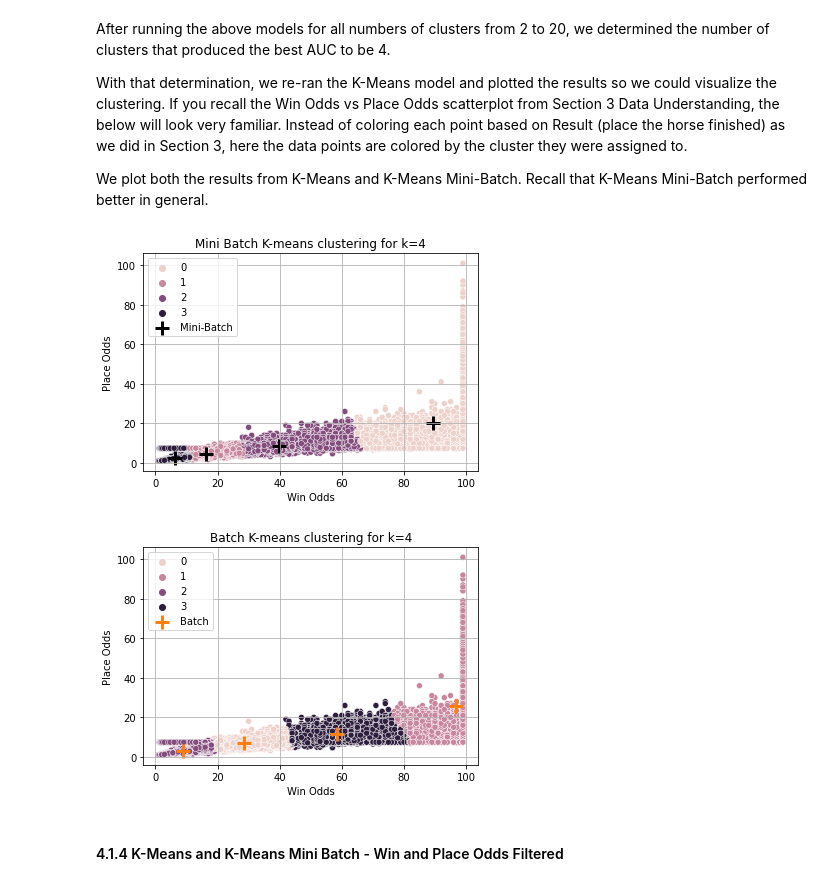
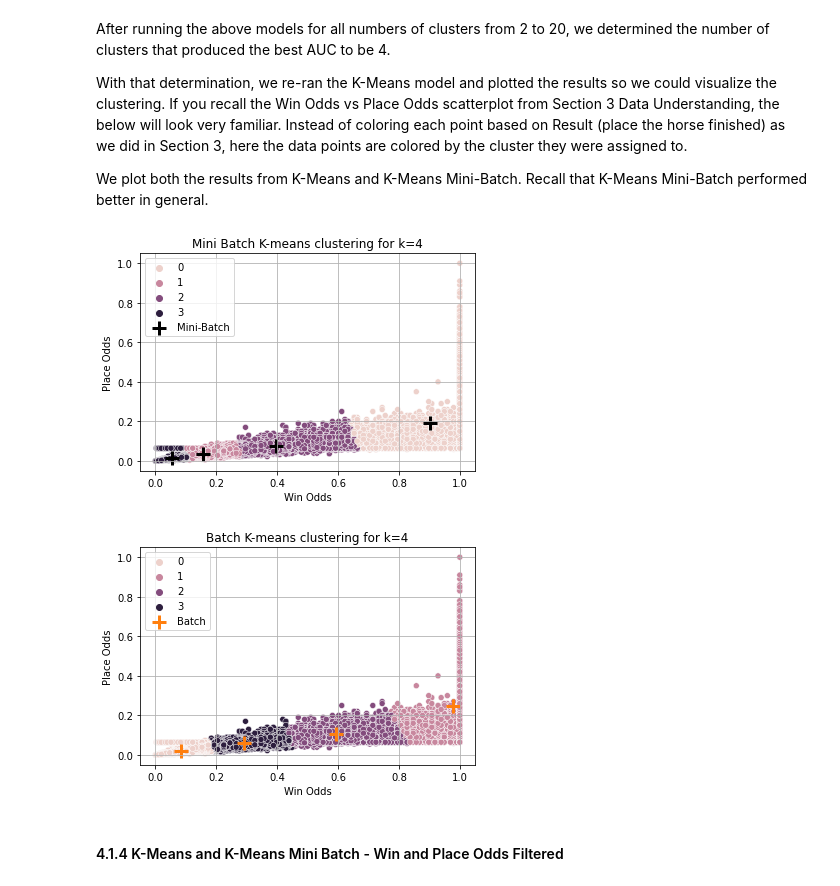
Before and after one commit to C-Stewart-GH/Hong_Kong_Horse_Racing_Project, a Jupyter notebook: Project3/Lab 3 Group Book Chris.ipynb, the cells around one changed output. Saved outputs shown, nothing was run; the diff lists cells and outputs as text; code cells hidden in the pictures.

```diff
--- a/Project3/Lab 3 Group Book Chris.ipynb
+++ b/Project3/Lab 3 Group Book Chris.ipynb
@@ -227,5 +230,8 @@ Since we elected to use AUC as our primary metric, the model with the highest AU
 # %%
 X_train,X_test,Y_train,Y_test = train_test_split(runs_data,runs_target,test_size=0.20,random_state=0)
+mmscl_obj = MinMaxScaler()
+X_train = mmscl_obj.fit_transform(X_train,y = None)
+X_test = mmscl_obj.transform(X_test)
 # %% [markdown]
 #### 4.1.1 KMeans Full - all features
 # %%
@@ -300,8 +304,8 @@ From the data exploration we performed in Section 3 of this report as well as pr
 
 For this K-means model, we ran with only those predictors included in the training data to visualize the clustering and compare the performance to the previous models.
 # %%
-win_place_train=X_train.iloc[:,[6,7]] # Create an array with win odds, place odds
-win_place_test=X_test.iloc[:,[6,7]]
+win_place_train=X_train[:,[6,7]] # Create an array with win odds, place odds
+win_place_test=X_test[:,[6,7]]
 # %%
 best_auc_cluster = 0
 best_auc = 0
@@ -414,36 +417,36 @@ We plot both the results from K-Means and K-Means Mini-Batch. Recall that K-Mean
 # %%
 kmeans_mini = MiniBatchKMeans(n_clusters=best_auc_cluster, batch_size=10,random_state=0)
 kmeans = KMeans(n_clusters=best_auc_cluster,random_state=0)
 
 kmeans.fit(win_place_train)
 kmeans_mini.fit(win_place_train)
 
 c_mini=kmeans_mini.labels_
-sns.scatterplot(win_place_train.iloc[:, 0], win_place_train.iloc[:, 1], hue=c_mini)
+sns.scatterplot(win_place_train[:, 0], win_place_train[:, 1], hue=c_mini)
 centroids = kmeans_mini.cluster_centers_
 plt.scatter(centroids[:, 0], centroids[:, 1],
             marker='+', s=200, linewidths=3, color='k',label='Mini-Batch')
 plt.legend()
 plt.title('Mini Batch K-means clustering for k=4')
 plt.xlabel('Win Odds')
 plt.ylabel('Place Odds')
 plt.grid()
 plt.show()
 
 c_means=kmeans.labels_
-sns.scatterplot(win_place_train.iloc[:, 0], win_place_train.iloc[:, 1], hue=c_means)
+sns.scatterplot(win_place_train[:, 0], win_place_train[:, 1], hue=c_means)
 centroids = kmeans.cluster_centers_
 plt.scatter(centroids[:, 0], centroids[:, 1],
             marker='+', s=200, linewidths=3, label='Batch')
 plt.legend()
 plt.title('Batch K-means clustering for k=4')
 plt.xlabel('Win Odds')
 plt.ylabel('Place Odds')
 plt.grid()
 plt.show()
 # %% [output]
-[figure, old version]
+[figure, new version]
-[figure, old version]
+[figure, new version]
 # %% [markdown]
 #### 4.1.4 K-Means and K-Means Mini Batch - Win and Place Odds Filtered
 # %% [markdown]
```
Also changed, not shown: parts of 20 cells of this notebook.
